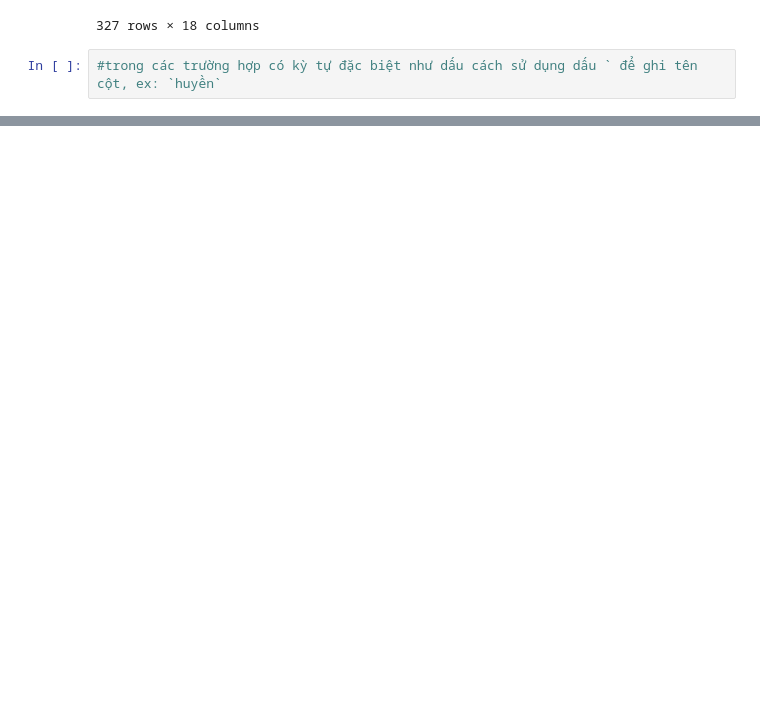
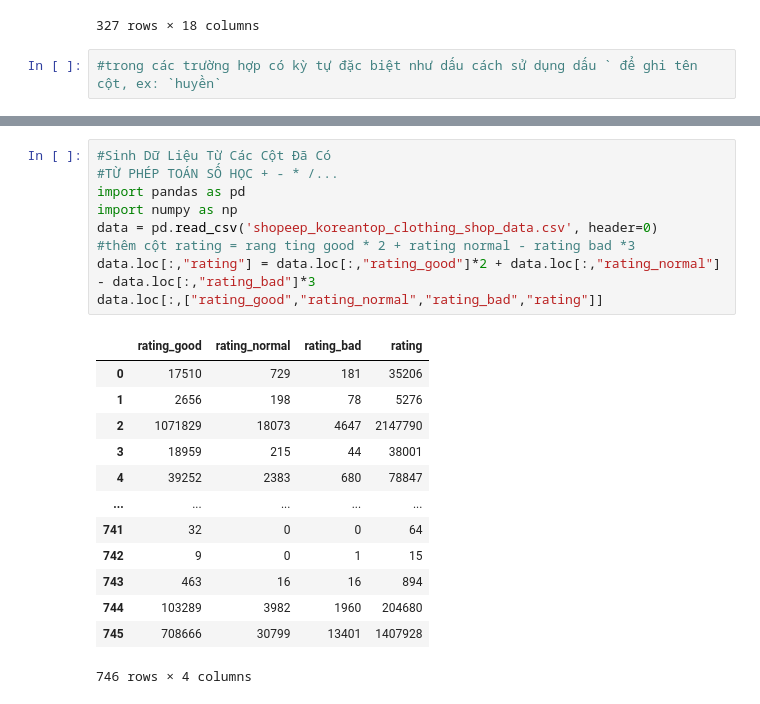
Before and after one commit to KimKieu123/DA30092022, a Jupyter notebook: Thao tác với dữ liệu.ipynb, the cells around one changed output, grey strips where cells are left out. Drawn from its saved outputs; the diff is of its cells as text; blank space fills up the shorter version.

```diff
--- a/Thao tác với dữ liệu.ipynb
+++ b/Thao tác với dữ liệu.ipynb
@@ -423,0 +577,23 @@ data.query("shop_location.str.contains('Manila')==True")
+# %%
+#Sinh Dữ Liệu Từ Các Cột Đã Có
+#TỪ PHÉP TOÁN SỐ HỌC + - * /...
+import pandas as pd
+import numpy as np
+data = pd.read_csv('shopeep_koreantop_clothing_shop_data.csv', header=0)
+#thêm cột rating = rang ting good * 2 + rating normal - rating bad *3
+data.loc[:,"rating"] = data.loc[:,"rating_good"]*2 + data.loc[:,"rating_normal"] - data.loc[:,"rating_bad"]*3
+data.loc[:,["rating_good","rating_normal","rating_bad","rating"]]
+# %% [output]
+|  | rating_good | rating_normal | rating_bad | rating |
+| 0 | 17510 | 729 | 181 | 35206 |
+| 1 | 2656 | 198 | 78 | 5276 |
+| 2 | 1071829 | 18073 | 4647 | 2147790 |
+| 3 | 18959 | 215 | 44 | 38001 |
+| 4 | 39252 | 2383 | 680 | 78847 |
+| ... | ... | ... | ... | ... |
+| 741 | 32 | 0 | 0 | 64 |
+| 742 | 9 | 0 | 1 | 15 |
+| 743 | 463 | 16 | 16 | 894 |
+| 744 | 103289 | 3982 | 1960 | 204680 |
+| 745 | 708666 | 30799 | 13401 | 1407928 |
+746 rows × 4 columns
```
Also changed, not shown: parts of 12 cells of this notebook, 4 other files.
